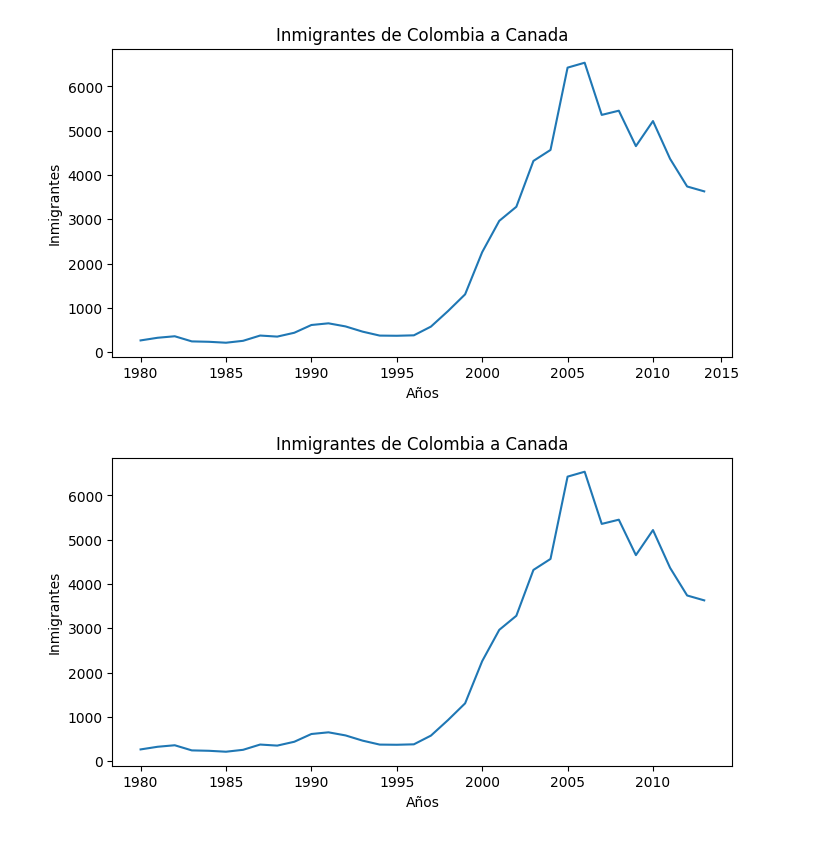
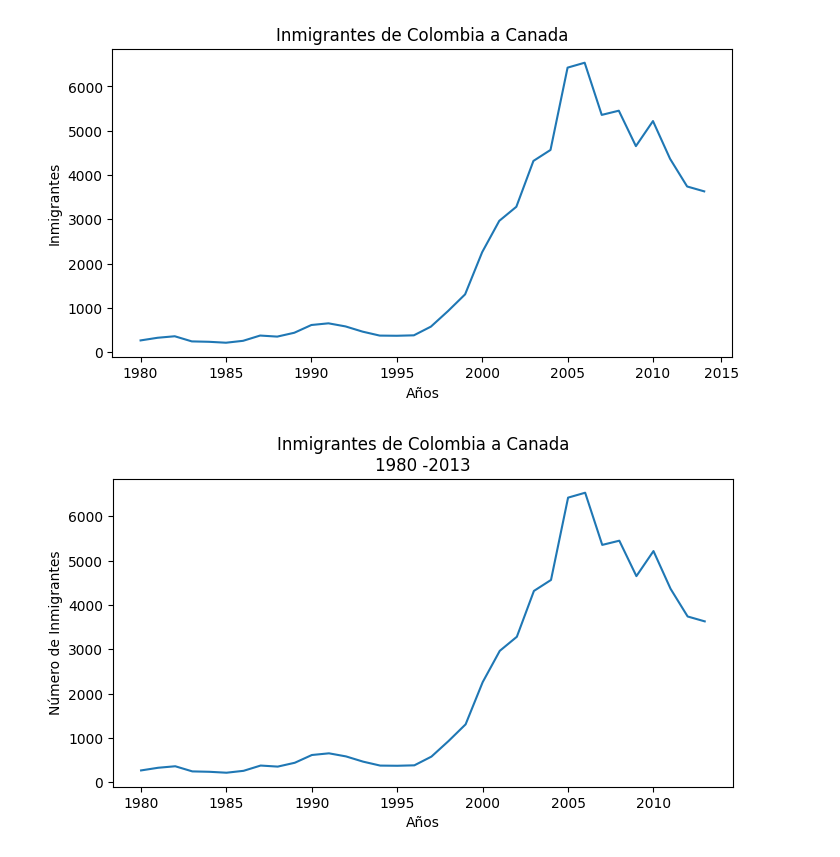
Before and after one commit to ollin02/Visualizaci-n--de-datos-con-python, a Jupyter notebook: Gráfcos_visualización_de_datos_con_python.ipynb, the cells around one changed output. Cells and saved outputs as stored; diff of their text form; code cells hidden in the pictures.

```diff
--- a/Gráfcos_visualización_de_datos_con_python.ipynb
+++ b/Gráfcos_visualización_de_datos_con_python.ipynb
@@ -153,10 +157,10 @@ plt.show()
 # %%
 fig, ax = plt.subplots(figsize=(8,4))
 ax.plot(datos_col['Año'], datos_col['Inmigrantes'])
 ax.xaxis.set_major_locator(plt.MultipleLocator(5))
-ax.set_title('Inmigrantes de Colombia a Canada')
+ax.set_title('Inmigrantes de Colombia a Canada\n1980 -2013')
 ax.set_xlabel('Años')
-ax.set_ylabel('Inmigrantes')
+ax.set_ylabel('Número de Inmigrantes')
 plt.show()
 # %% [output]
-[figure, old version]
+[figure, new version]
```
Also changed, not shown: parts of 35 cells of this notebook.
